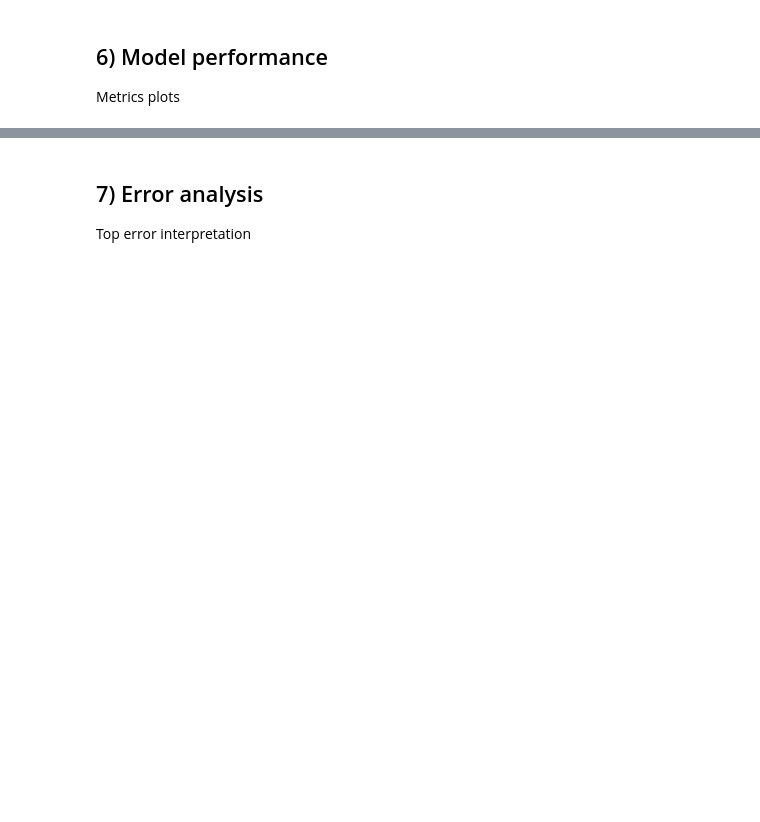
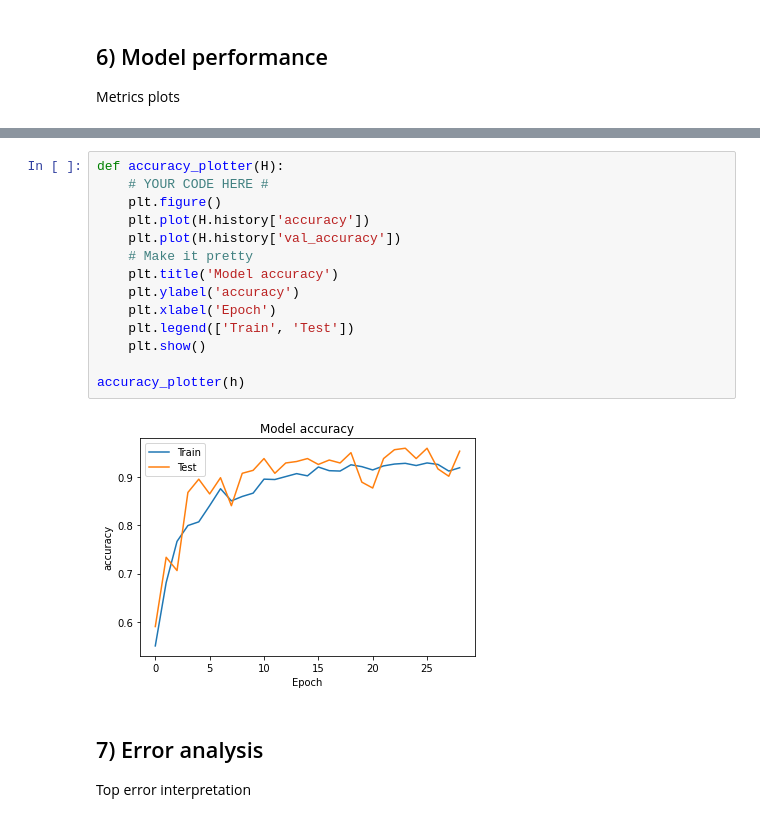
Before and after one commit to BredaUniversityADSAI/2022-23c-1fcmgt-reg-ai-01-HubertWalenczak220817, a Jupyter notebook: Week4/Creative-Brief-CNN.ipynb, the cells around one changed output, grey strips where cells are left out. Cells and saved outputs as stored; diff of their text form; blank space fills up the shorter version.

```diff
--- a/Week4/Creative-Brief-CNN.ipynb
+++ b/Week4/Creative-Brief-CNN.ipynb
@@ -287,3 +350,19 @@ Metrics plots
+# %%
+def accuracy_plotter(H):
+    # YOUR CODE HERE #
+    plt.figure()
+    plt.plot(H.history['accuracy'])
+    plt.plot(H.history['val_accuracy'])
+    # Make it pretty
+    plt.title('Model accuracy')
+    plt.ylabel('accuracy')
+    plt.xlabel('Epoch')
+    plt.legend(['Train', 'Test'])
+    plt.show()
+
+accuracy_plotter(h)
+# %% [output]
+[figure, added]
 # %% [markdown]
 ## 7) Error analysis
 
```
Also changed, not shown: parts of 36 cells of this notebook, 10 other files.
